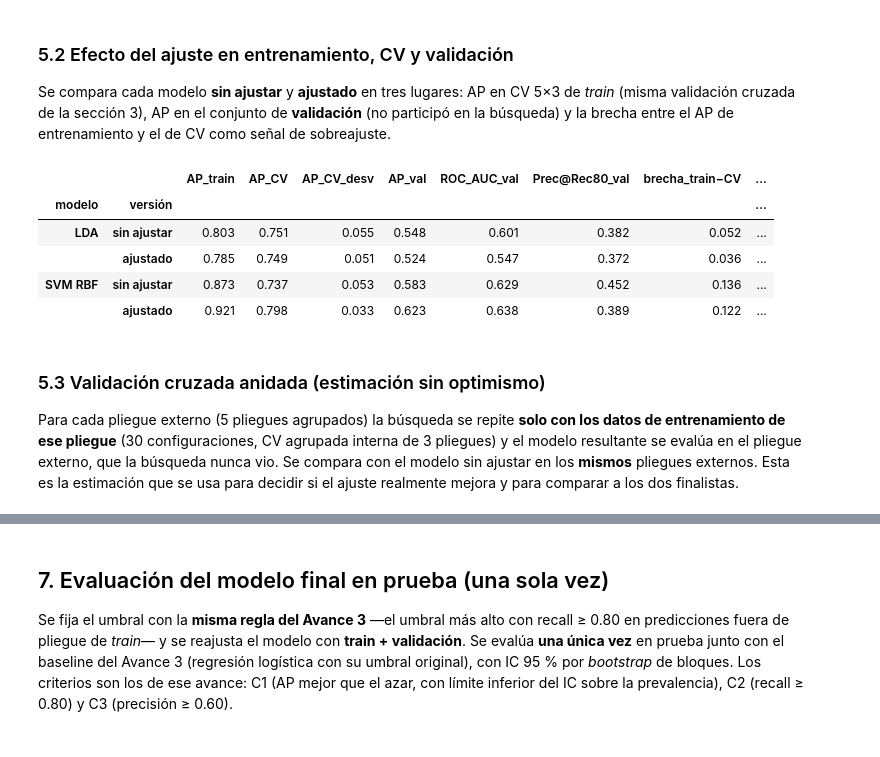
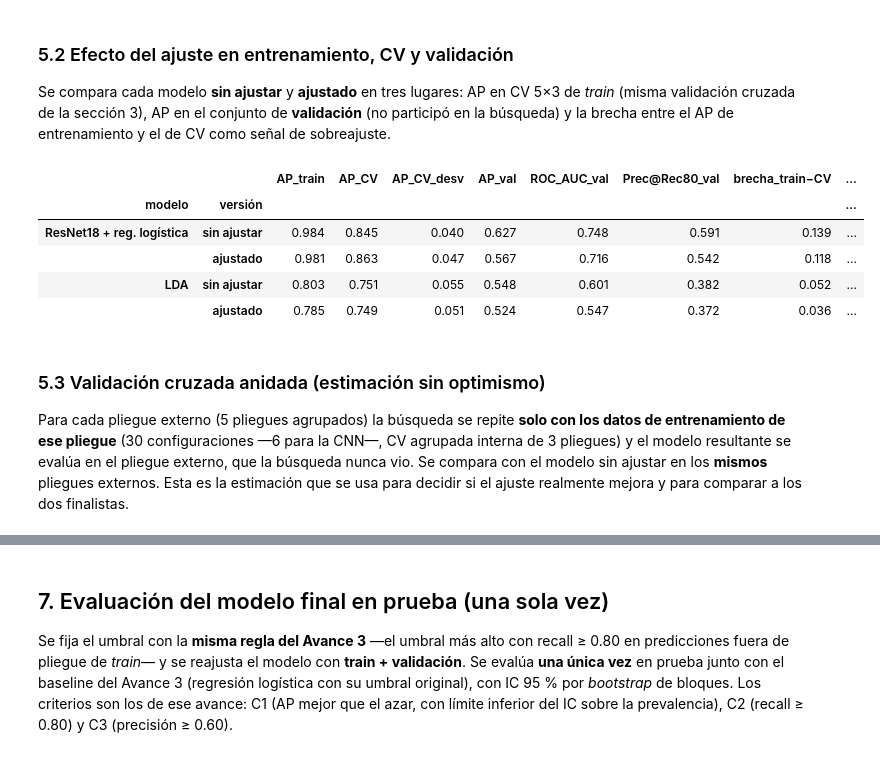
Before and after one commit to rolandovillarreal/berry-vision, a Jupyter notebook: Notebooks/Avance4.Equipo6.ipynb, the cells around one changed output, grey strips where cells are left out. Cells and saved outputs as stored; diff of their text form; code cells hidden in the pictures.

```diff
--- a/Notebooks/Avance4.Equipo6.ipynb
+++ b/Notebooks/Avance4.Equipo6.ipynb
@@ -171,6 +297,7 @@ MODELOS = {
     "SVM RBF":             SVC(C=1.0, probability=True, class_weight="balanced", random_state=SEED),
     "MLP":                 MLPClassifier((32,), alpha=1e-3, max_iter=1000, random_state=SEED),
 }
+MODELOS.update(MODELOS_IMG)                                           # modelos de imagen (si hay imágenes)
 BASELINE = "Regresión logística"                                   # referencia del Avance 3
 ALTERNATIVOS = [m for m in MODELOS if m != BASELINE]
 REFERENCIA = {"Dummy (prior)": DummyClassifier(strategy="prior")}
@@ -184,14 +311,16 @@ Validación cruzada agrupada **5 pliegues × 3 repeticiones** sobre *train*, con
 # %%
 filas, OOF = [], {}
 for nom, mod in {**MODELOS, **REFERENCIA}.items():
-    res, OOF[nom] = cv_modelo(mod, Xtr, ytr, gtr)
+    res, OOF[nom] = cv_modelo(mod, ES(nom)["tr"], ytr, gtr)
     filas.append({"modelo": nom, **res})
 comp = pd.DataFrame(filas).set_index("modelo")
+if HAY_IMG: comp.loc["ResNet18 + reg. logística", "pred_ms_por_fruto"] += 1e3 * T_EMB / len(EMB)     # incluye extraer el embedding
 comp = comp.sort_values("AP", ascending=False)
 comp["rango_AP"] = comp.AP.rank(ascending=False, method="min").astype(int)
 comp["tipo"] = ["referencia (A3)" if m == BASELINE else ("sin aprendizaje" if m in SIN_APRENDER else "alternativo") for m in comp.index]
 display(comp[["tipo", "rango_AP", "AP", "AP_desv", "Prec@Rec80", "ROC_AUC", "ajuste_ms", "pred_ms_por_fruto"]]
         .rename(columns={"ajuste_ms": "ajuste (ms)", "pred_ms_por_fruto": "predicción (ms/fruto)"}).round(3))
+if HAY_IMG: print(f"Nota: en 'ResNet18 + reg. logística' la predicción incluye extraer el embedding ({1e3 * T_EMB / len(EMB):.1f} ms por fruto).")
 # %% [output]
 |  | tipo | rango_AP | AP | AP_desv | Prec@Rec80 | ROC_AUC | ajuste (ms) | predicción (ms/fruto) |
 | modelo |  |  |  |  |  |  |  |  |
@@ -272,10 +406,14 @@ ESPACIOS = {
     "Árbol de decisión":   {"max_depth": randint(2, 9), "min_samples_leaf": randint(1, 25), "min_samples_split": randint(2, 30),
                             "ccp_alpha": loguniform(1e-4, 1e-1), "criterion": ["gini", "entropy"], "class_weight": [None, "balanced"]},
     "SVM RBF":             {"C": loguniform(1e-2, 1e3), "gamma": loguniform(1e-4, 1e0), "class_weight": [None, "balanced"]},
+    "ResNet18 + reg. logística": {"pca__n_components": [8, 16, 32, 64, 128], "clf__C": loguniform(1e-4, 1e0), "clf__class_weight": [None, "balanced"]},
+    "CNN propia":         {"base": [8, 16, 24], "dropout": uniform(0.1, 0.5), "activation": ["relu", "leaky_relu", "elu"],
+                            "lr": loguniform(1e-4, 5e-3), "weight_decay": loguniform(1e-5, 1e-2)},
     "MLP":                 {"hidden_layer_sizes": [(8,), (16,), (32,), (64,), (16, 8), (32, 16), (64, 32)], "activation": ["relu", "tanh", "logistic"],
                             "alpha": loguniform(1e-4, 1e0), "learning_rate_init": loguniform(1e-4, 1e-1)},
 }
-N_ITER = {m: (60 if m == "MLP" else 120) for m in ALTERNATIVOS}
+N_ITER = {m: (60 if m == "MLP" else 20 if m == "CNN propia" else 120) for m in ALTERNATIVOS}      # la CNN es mucho más costosa
+es_img = lambda m: ESPACIO.get(m) == "img"
 display(pd.DataFrame({"hiperparámetros explorados": {m: ", ".join(ESPACIOS[m]) for m in DOS},
                       "configuraciones": {m: N_ITER[m] for m in DOS}}))
 # %% [output]
@@ -287,11 +425,12 @@ SPLITS = [(tri, tei) for _, tri, tei in folds(ytr, gtr, reps=2)]          # 10 p
 BUSQ = {}
 for m in DOS:
     t0 = time.perf_counter()
-    rs = RandomizedSearchCV(clone(MODELOS[m]), ESPACIOS[m], n_iter=N_ITER[m], scoring="average_precision", cv=SPLITS,
-                            random_state=SEED, n_jobs=-1, refit=True, return_train_score=True).fit(Xtr, ytr)
+    spl = SPLITS[:5] if es_img(m) else SPLITS                                   # CNN: 5 particiones (1 repetición) para acotar el costo
+    rs = RandomizedSearchCV(clone(MODELOS[m]), ESPACIOS[m], n_iter=N_ITER[m], scoring="average_precision", cv=spl,
+                            random_state=SEED, n_jobs=(1 if es_img(m) else -1), refit=True, return_train_score=True).fit(ES(m)["tr"], ytr)
     BUSQ[m] = rs
     base_ap = comp.loc[m, "AP"]
-    print(f"{m}: {N_ITER[m]} configuraciones × {len(SPLITS)} particiones = {N_ITER[m] * len(SPLITS)} ajustes en {time.perf_counter() - t0:.0f} s · "
+    print(f"{m}: {N_ITER[m]} configuraciones × {len(spl)} particiones = {N_ITER[m] * len(spl)} ajustes en {time.perf_counter() - t0:.0f} s · "
           f"AP sin ajustar (5×3) = {base_ap:.3f} → mejor AP de la búsqueda = {rs.best_score_:.3f}")
     print("   mejores hiperparámetros:", {k: (round(float(v), 5) if isinstance(v, (np.floating, float)) else v) for k, v in rs.best_params_.items()})
 # %% [output]
@@ -351,25 +490,25 @@ Se compara cada modelo **sin ajustar** y **ajustado** en tres lugares: AP en CV
 # %%
 filas = []
 for m in DOS:
     for etiqueta, est in [("sin ajustar", clone(MODELOS[m])), ("ajustado", clone(BUSQ[m].best_estimator_))]:
-        res, _ = cv_modelo(est, Xtr, ytr, gtr)
-        fit = clone(est).fit(Xtr, ytr)
-        p_tr, p_va = fit.predict_proba(Xtr)[:, 1], fit.predict_proba(Xva)[:, 1]
+        res, _ = cv_modelo(est, ES(m)["tr"], ytr, gtr)
+        fit = clone(est).fit(ES(m)["tr"], ytr)
+        p_tr, p_va = fit.predict_proba(ES(m)["tr"])[:, 1], fit.predict_proba(ES(m)["va"])[:, 1]
         filas.append({"modelo": m, "versión": etiqueta, "AP_train": average_precision_score(ytr, p_tr), "AP_CV": res["AP"], "AP_CV_desv": res["AP_desv"],
                       "AP_val": average_precision_score(yva, p_va), "ROC_AUC_val": roc_auc_score(yva, p_va), "Prec@Rec80_val": prec_at_rec(yva, p_va),
                       "brecha_train−CV": average_precision_score(ytr, p_tr) - res["AP"], "ajuste_ms": res["ajuste_ms"]})
 efecto = pd.DataFrame(filas).set_index(["modelo", "versión"])
 display(efecto.round(3))
 # %% [output]
 |  |  | AP_train | AP_CV | AP_CV_desv | AP_val | ROC_AUC_val | Prec@Rec80_val | brecha_train−CV | ... |
 | modelo | versión |  |  |  |  |  |  |  | ... |
+| ResNet18 + reg. logística | sin ajustar | 0.984 | 0.845 | 0.040 | 0.627 | 0.748 | 0.591 | 0.139 | ... |
+|  | ajustado | 0.981 | 0.863 | 0.047 | 0.567 | 0.716 | 0.542 | 0.118 | ... |
 | LDA | sin ajustar | 0.803 | 0.751 | 0.055 | 0.548 | 0.601 | 0.382 | 0.052 | ... |
 |  | ajustado | 0.785 | 0.749 | 0.051 | 0.524 | 0.547 | 0.372 | 0.036 | ... |
-| SVM RBF | sin ajustar | 0.873 | 0.737 | 0.053 | 0.583 | 0.629 | 0.452 | 0.136 | ... |
-|  | ajustado | 0.921 | 0.798 | 0.033 | 0.623 | 0.638 | 0.389 | 0.122 | ... |
 # %% [markdown]
 ### 5.3 Validación cruzada anidada (estimación sin optimismo)
-Para cada pliegue externo (5 pliegues agrupados) la búsqueda se repite **solo con los datos de entrenamiento de ese pliegue** (30 configuraciones, CV agrupada interna de 3 pliegues) y el modelo resultante se evalúa en el pliegue externo, que la búsqueda nunca vio. Se compara con el modelo sin ajustar en los **mismos** pliegues externos. Esta es la estimación que se usa para decidir si el ajuste realmente mejora y para comparar a los dos finalistas.
+Para cada pliegue externo (5 pliegues agrupados) la búsqueda se repite **solo con los datos de entrenamiento de ese pliegue** (30 configuraciones —6 para la CNN—, CV agrupada interna de 3 pliegues) y el modelo resultante se evalúa en el pliegue externo, que la búsqueda nunca vio. Se compara con el modelo sin ajustar en los **mismos** pliegues externos. Esta es la estimación que se usa para decidir si el ajuste realmente mejora y para comparar a los dos finalistas.
 # %%
 EXT = [(tri, tei) for _, tri, tei in folds(ytr, gtr, reps=1, seed=SEED + 100)]
 filas, oof_nest = [], {}
```
Also changed, not shown: parts of 26 cells of this notebook, 9 other files.
